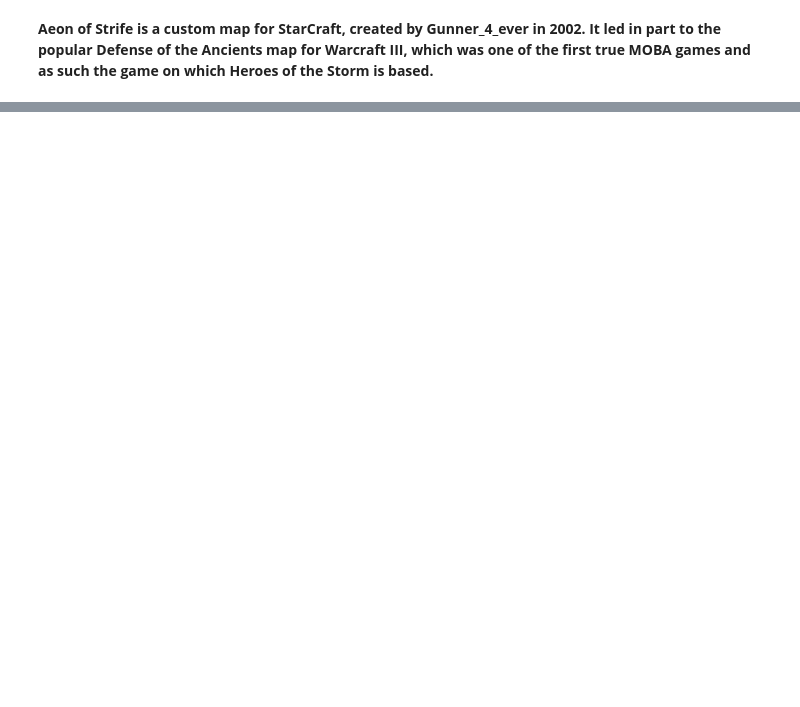
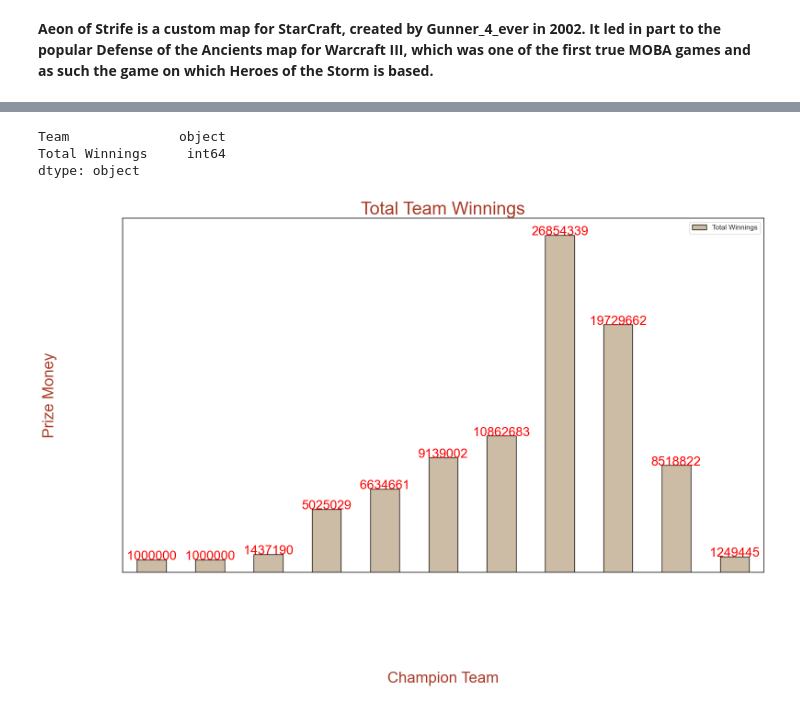
Before and after one commit to j2das1/NSS-Full-Time-Data-Analytics-14-Capstone-Dota2, a Jupyter notebook: Notebooks/capstone-project.ipynb, the cells around one changed output, grey strips where cells are left out. Saved outputs shown, nothing was run; the diff lists cells and outputs as text; code cells hidden in the pictures; blank space fills up the shorter version.

```diff
--- a/Notebooks/capstone-project.ipynb
+++ b/Notebooks/capstone-project.ipynb
@@ -489,0 +873,2 @@ plt.show()
+# %%
+perteamwinning = pd.read_csv(r'C:\Users\J2das\Documents\NSS\PYTHON\Projects\NSS-Full-Time-Data-Analytics-14-Capstone-Dota2\data\perteammoney.csv')
@@ -489,0 +877,25 @@ plt.show()
+# %%
+perteamwinning.dtypes
+# %% [output]
+Team              object
+Total Winnings     int64
+dtype: object
+# %%
+perteamwinning.plot(kind='bar', x='Team',y='Total Winnings',color='#cdbca5', edgecolor='black',figsize=(18,10))
+sns.set_theme(style="white", palette=None)
+def addlabels(y):
+    for i in range(len(y)):
+        plt.text(i,y[i],y[i],fontsize=20,color='red',rotation=0, ha='center')
+y=perteamwinning['Total Winnings']
+addlabels(y)
+plt.title('Total Team Winnings',fontsize=28,color='#a73a25')
+plt.xlabel('Champion Team', fontsize=24,color='#a73a25')
+plt.ylabel('Prize Money', fontsize=24,color='#a73a25')
+plt.xticks(rotation=70,color='white',fontsize=20)
+plt.yticks(color='white',fontsize=20)
+plt.ticklabel_format(style='plain', axis='y')
+plt.savefig('Champions Graph', transparent='True', bbox_inches='tight')
+
+plt.show()
+# %% [output]
+[figure, added]
```
Also changed, not shown: parts of 46 cells of this notebook, 47 other files.
